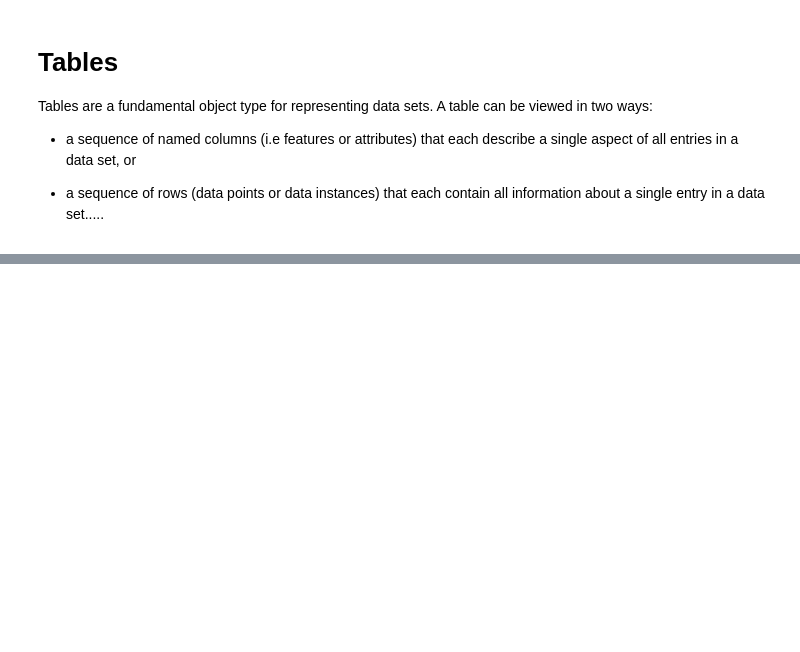
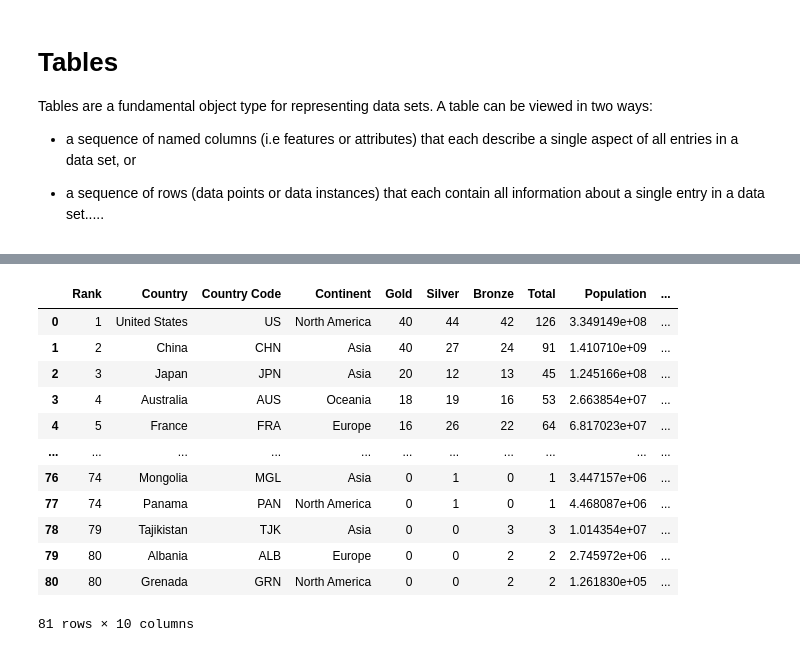
Before and after one commit to DylanPrinsloo/UCode, a Jupyter notebook: Year 1/Semester 1/Python/Lessons/session1.ipynb, the cells around one changed output, grey strips where cells are left out. Cells and saved outputs as stored; diff of their text form; code cells hidden in the pictures; blank space fills up the shorter version.

```diff
--- a/Year 1/Semester 1/Python/Lessons/session1.ipynb
+++ b/Year 1/Semester 1/Python/Lessons/session1.ipynb
@@ -400,2 +436,18 @@ uploaded = files.upload()
 # %%
 #Show all rows of the table excluding the last 10
+Total = df.iloc[:-10]
+Total
+# %% [output]
+|  | Rank | Country | Country Code | Continent | Gold | Silver | Bronze | Total | Population | ... |
+| 0 | 1 | United States | US | North America | 40 | 44 | 42 | 126 | 3.349149e+08 | ... |
+| 1 | 2 | China | CHN | Asia | 40 | 27 | 24 | 91 | 1.410710e+09 | ... |
+| 2 | 3 | Japan | JPN | Asia | 20 | 12 | 13 | 45 | 1.245166e+08 | ... |
+| 3 | 4 | Australia | AUS | Oceania | 18 | 19 | 16 | 53 | 2.663854e+07 | ... |
+| 4 | 5 | France | FRA | Europe | 16 | 26 | 22 | 64 | 6.817023e+07 | ... |
+| ... | ... | ... | ... | ... | ... | ... | ... | ... | ... | ... |
+| 76 | 74 | Mongolia | MGL | Asia | 0 | 1 | 0 | 1 | 3.447157e+06 | ... |
+| 77 | 74 | Panama | PAN | North America | 0 | 1 | 0 | 1 | 4.468087e+06 | ... |
+| 78 | 79 | Tajikistan | TJK | Asia | 0 | 0 | 3 | 3 | 1.014354e+07 | ... |
+| 79 | 80 | Albania | ALB | Europe | 0 | 0 | 2 | 2 | 2.745972e+06 | ... |
+| 80 | 80 | Grenada | GRN | North America | 0 | 0 | 2 | 2 | 1.261830e+05 | ... |
+81 rows × 10 columns
```
Also changed, not shown: parts of 7 cells of this notebook, 1 other file.
